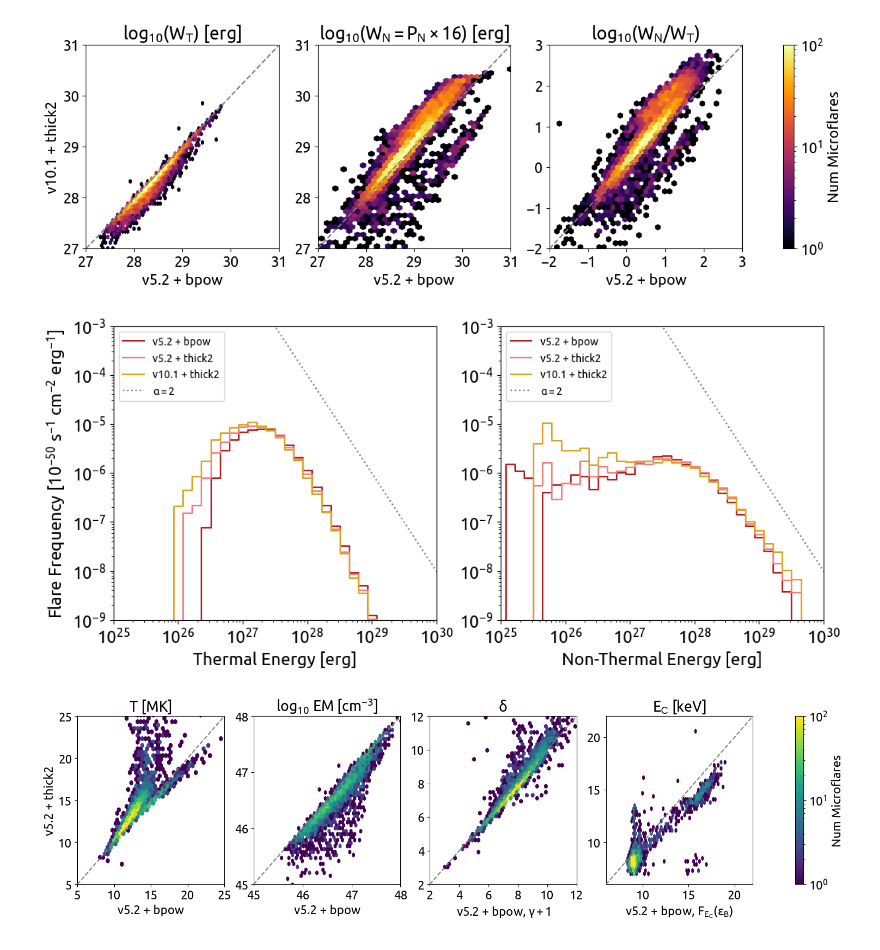
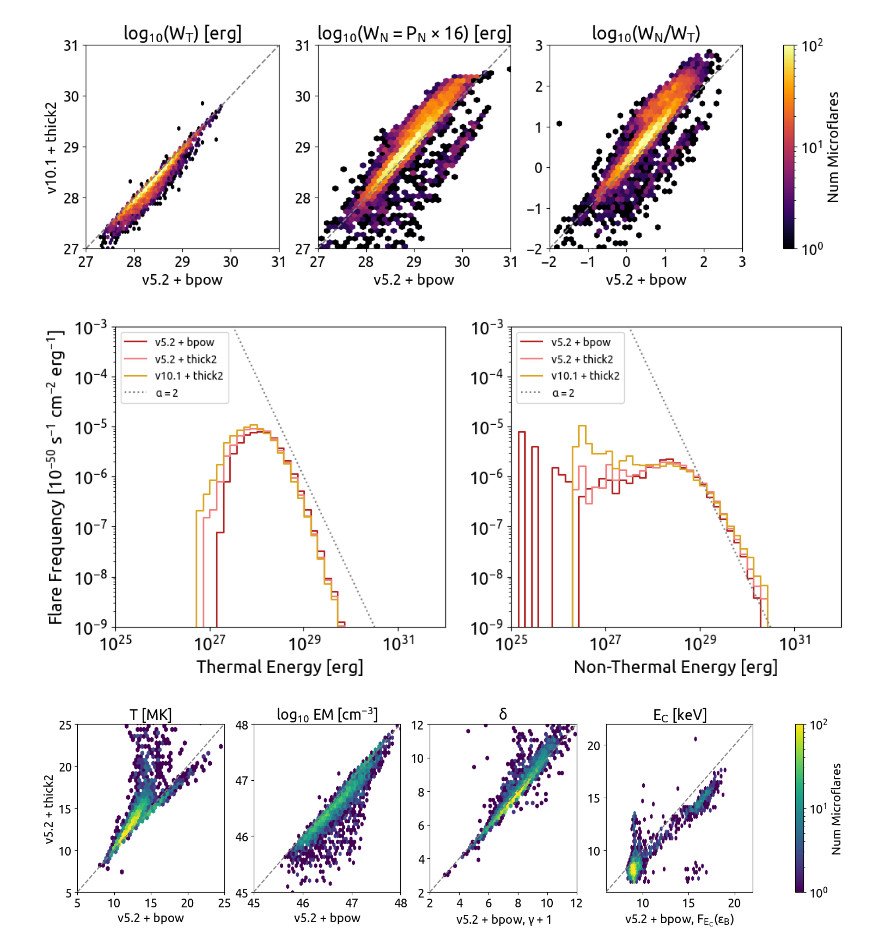
Before and after one commit to ianan/wee_2024, a Jupyter notebook: compare_energies.ipynb, the cells around one changed output. Saved outputs shown, nothing was run; the diff lists cells and outputs as text; code cells hidden in the pictures.

```diff
--- a/compare_energies.ipynb
+++ b/compare_energies.ipynb
@@ -217,7 +217,7 @@ factor=2*3.14*(6.955e10)**2*tdiff*mnfrac/1e50
 
 hth_b05, xat=np.histogram(np.log10(wt_b05[idgsgdth]),bins=nbs,range=(mina,maxa))
 ewidt=np.array([10**(xat[i+1])-10**(xat[i]) for i in range(nbs)])
-midsat=np.array([0.5*(10**(xat[i+1])-10**(xat[i])) for i in range(nbs)])
+midsat=np.array([0.5*(10**(xat[i+1])+10**(xat[i])) for i in range(nbs)])
 fhth_b05=hth_b05/(ewidt*factor)
 
 hth_t05, xat=np.histogram(np.log10(wt_t05[idgsgdth]),bins=nbs,range=(mina,maxa))
@@ -247,36 +247,36 @@ axs[0].step(midsat,fhth_t10,where='mid',color='goldenrod',label='v10.1 + thick2'
 xl=np.array([1e22,1e32])
 axs[0].plot(xl,10**(52-2*np.log10(xl)),color='grey',ls='dotted',label=r'$\alpha=2$')
 axs[0].set_yscale('log')
 axs[0].set_xscale('log')
 axs[0].set_xlabel('Thermal Energy [erg]')
 axs[0].set_ylabel('Flare Frequency [10$^{-50}$ s$^{-1}$ cm$^{-2}$ erg$^{-1}$]')
-axs[0].set_xlim([1e25,1e30])
+axs[0].set_xlim([1e25,1e32])
 axs[0].set_ylim([1e-9,1e-3])
 axs[0].legend(loc=2,prop={'size': 10})
 
 # #############################################
 # Plot the non-thermal enegrgy frequency distribution
 axs[1].step(midsat,fhnt_b05,where='mid',color='firebrick',label='v5.2 + bpow')
 axs[1].step(midsat,fhnt_t05,where='mid',color='lightcoral',label='v5.2 + thick2')
 axs[1].step(midsat,fhnt_t10,where='mid',color='goldenrod',label='v10.1 + thick2')
 
 # Example -2 line for comparison
 xl=np.array([1e22,1e32])
 axs[1].plot(xl,10**(52-2*np.log10(xl)),color='grey',ls='dotted',label=r'$\alpha=2$')
 
 axs[1].set_yscale('log')
 axs[1].set_xscale('log')
 axs[1].set_xlabel('Non-Thermal Energy [erg]')
 # axs[1].set_ylabel('Flare Frequency [10$^{-50}$ s$^{-1}$ cm$^{-2}$ erg$^{-1}$]')
-axs[1].set_xlim([1e25,1e30])
+axs[1].set_xlim([1e25,1e32])
 axs[1].set_ylim([1e-9,1e-3])
 
 axs[1].legend(loc=2,prop={'size': 10})
 
 plt.savefig('comp_freq_dist.pdf',bbox_inches='tight')
 plt.show()
 # %% [output]
-[figure, old version]
+[figure, new version]
 # %%
 # More comparison plots
 # Here checking gd thermal+non-thermal whereas above wias
```
Also changed, not shown: 7 other files.
